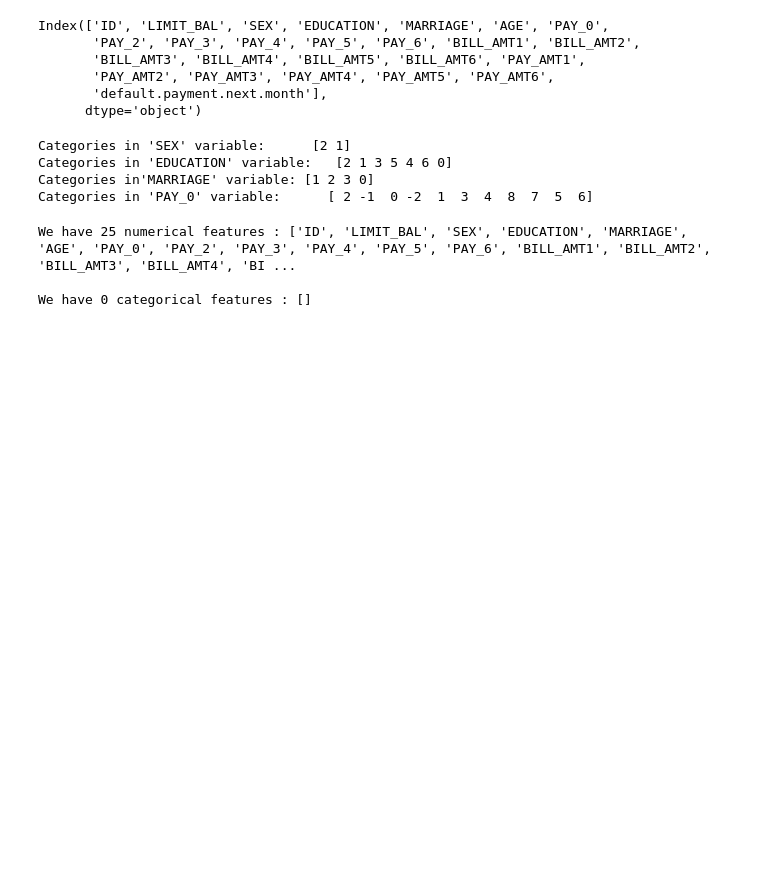
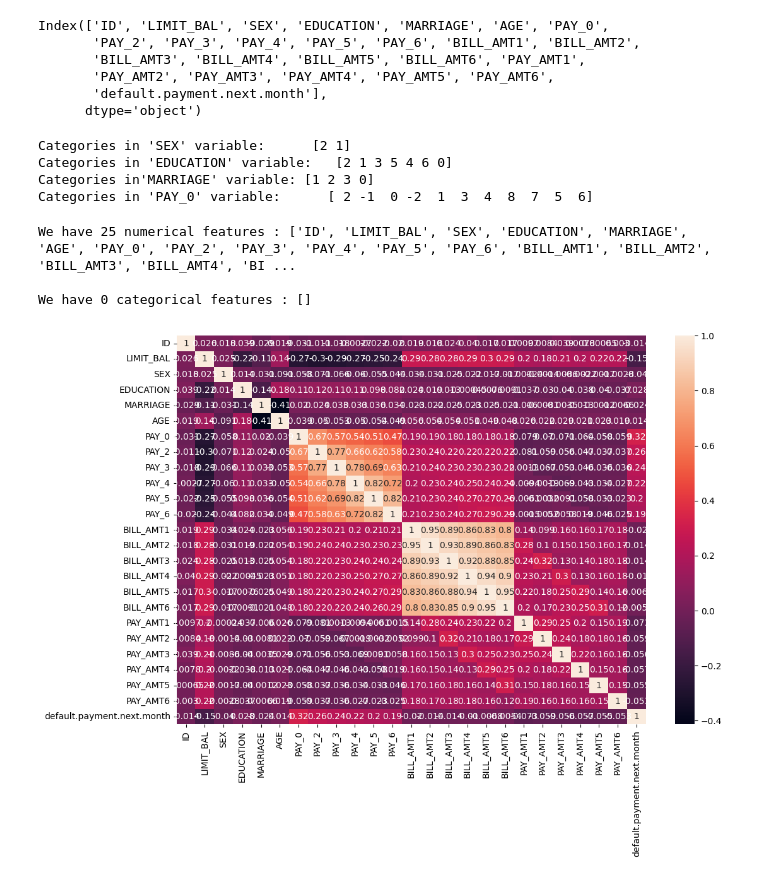
Before and after one commit to harshal3558/Credit-Card-Default-Prediction, a Jupyter notebook: notebook/EDA credit card default.ipynb, the cells around one changed output. Saved outputs shown, nothing was run; the diff lists cells and outputs as text; code cells hidden in the pictures; blank space fills up the shorter version.

```diff
--- a/notebook/EDA credit card default.ipynb
+++ b/notebook/EDA credit card default.ipynb
@@ -214,3 +216,9 @@ print('\nWe have {} categorical features : {}'.format(len(categorical_features),
 We have 25 numerical features : ['ID', 'LIMIT_BAL', 'SEX', 'EDUCATION', 'MARRIAGE', 'AGE', 'PAY_0', 'PAY_2', 'PAY_3', 'PAY_4', 'PAY_5', 'PAY_6', 'BILL_AMT1', 'BILL_AMT2', 'BILL_AMT3', 'BILL_AMT4', 'BI ...
 
 We have 0 categorical features : []
+# %%
+plt.figure(figsize=(12,8))
+sns.heatmap(df.corr(),annot=True)
+plt.show()
+# %% [output]
+[figure, added]
```
Also changed, not shown: parts of 3 cells of this notebook, 14 other files.
